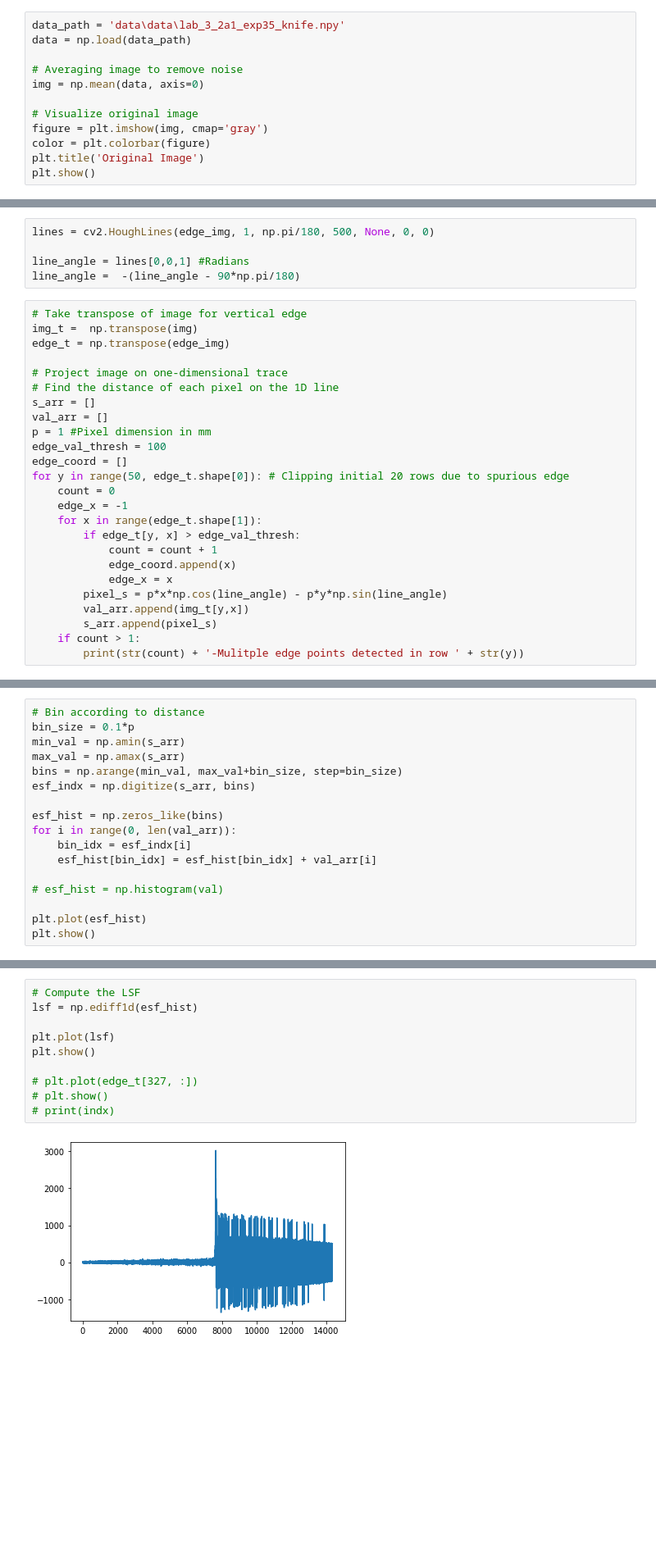
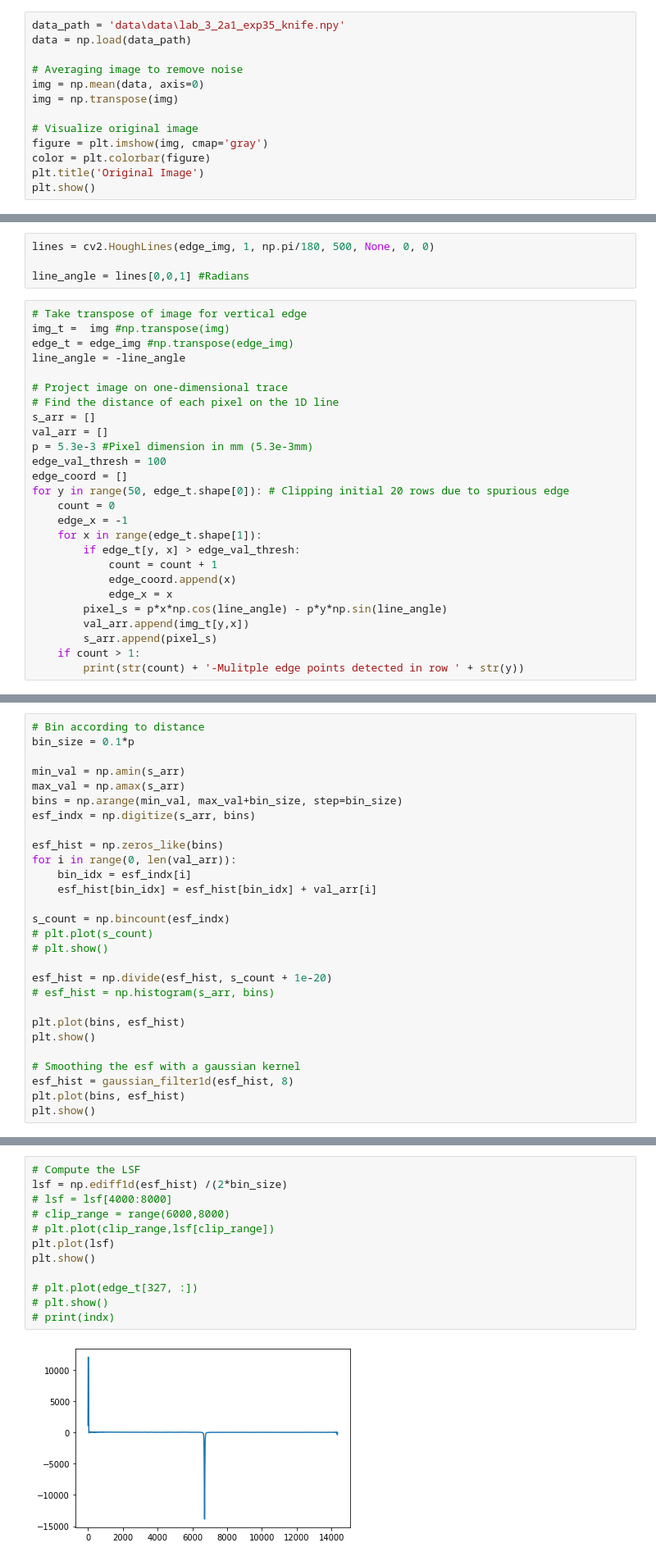
Before and after one commit to PrabhaSahiti/Imaging-Instrumentation, a Jupyter notebook: lab3_mtf.ipynb, the cells around one changed output, grey strips where cells are left out. Shown: that part at 82% size. Cells and saved outputs as stored; diff of their text form; blank space fills up the shorter version.

```diff
--- a/lab3_mtf.ipynb
+++ b/lab3_mtf.ipynb
@@ -21,6 +23,7 @@ data = np.load(data_path)
 
 # Averaging image to remove noise
 img = np.mean(data, axis=0)
+img = np.transpose(img)
 
 # Visualize original image
 figure = plt.imshow(img, cmap='gray')
@@ -52,17 +55,17 @@ plt.show()
 lines = cv2.HoughLines(edge_img, 1, np.pi/180, 500, None, 0, 0)
 
 line_angle = lines[0,0,1] #Radians
-line_angle =  -(line_angle - 90*np.pi/180)
 # %%
 # Take transpose of image for vertical edge
-img_t =  np.transpose(img)
-edge_t = np.transpose(edge_img)
+img_t =  img #np.transpose(img)
+edge_t = edge_img #np.transpose(edge_img)
+line_angle = -line_angle
 
 # Project image on one-dimensional trace
 # Find the distance of each pixel on the 1D line
 s_arr = []
 val_arr = []
-p = 1 #Pixel dimension in mm
+p = 5.3e-3 #Pixel dimension in mm (5.3e-3mm)
 edge_val_thresh = 100
 edge_coord = []
 for y in range(50, edge_t.shape[0]): # Clipping initial 20 rows due to spurious edge
@@ -96,6 +103,7 @@ plt.show()
 # %%
 # Bin according to distance
 bin_size = 0.1*p
+
 min_val = np.amin(s_arr)
 max_val = np.amax(s_arr)
 bins = np.arange(min_val, max_val+bin_size, step=bin_size)
@@ -106,8 +114,18 @@ for i in range(0, len(val_arr)):
     bin_idx = esf_indx[i]
     esf_hist[bin_idx] = esf_hist[bin_idx] + val_arr[i]
 
-# esf_hist = np.histogram(val)
+s_count = np.bincount(esf_indx)
+# plt.plot(s_count)
+# plt.show()
 
-plt.plot(esf_hist)
+esf_hist = np.divide(esf_hist, s_count + 1e-20)
+# esf_hist = np.histogram(s_arr, bins)
+
+plt.plot(bins, esf_hist)
 plt.show()
+
+# Smoothing the esf with a gaussian kernel
+esf_hist = gaussian_filter1d(esf_hist, 8)
+plt.plot(bins, esf_hist)
+plt.show()
 # %% [output]
@@ -115,12 +135,14 @@ plt.show()
 # %%
 # Compute the LSF
-lsf = np.ediff1d(esf_hist)
-
+lsf = np.ediff1d(esf_hist) /(2*bin_size)
+# lsf = lsf[4000:8000]
+# clip_range = range(6000,8000)
+# plt.plot(clip_range,lsf[clip_range])
 plt.plot(lsf)
 plt.show()
 
 # plt.plot(edge_t[327, :])
 # plt.show()
 # print(indx)
 # %% [output]
-[figure, old version]
+[figure, new version]
```
Also changed, not shown: parts of 9 cells of this notebook.
